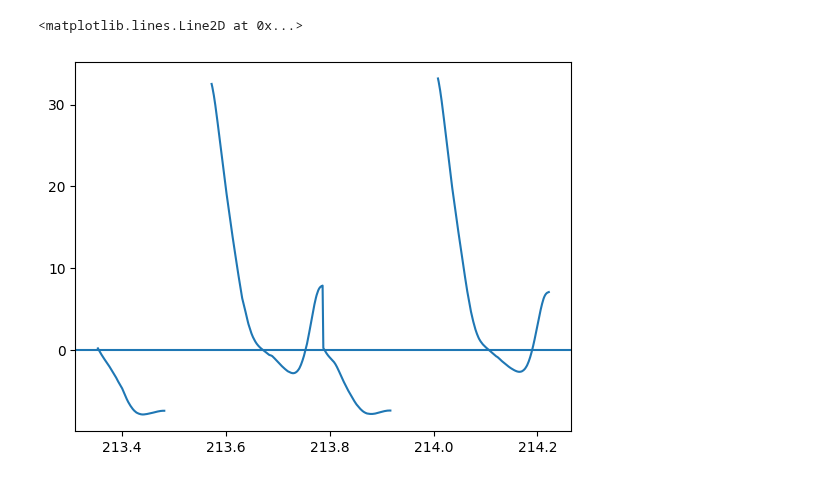
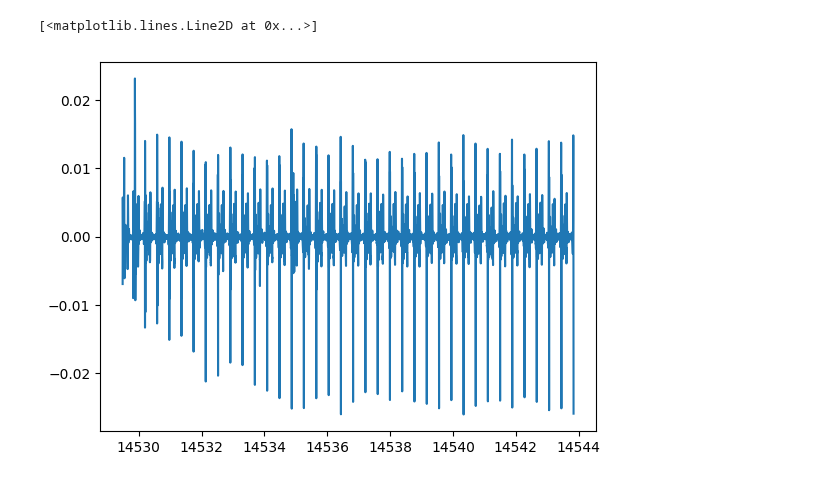
Before and after one commit to JGSuw/hsa_hopper_control, a Jupyter notebook: notebooks/aim2/collate_data.ipynb, the cells around one changed output. Cells and saved outputs as stored; diff of their text form; code cells hidden in the pictures.

```diff
--- a/notebooks/aim2/collate_data.ipynb
+++ b/notebooks/aim2/collate_data.ipynb
@@ -319,20 +339,11 @@ plt.plot(t,x_raw)
-# %%
-
-frame = (14 <= trial_df['hop_idx']) & (trial_df['hop_idx'] <= 15)
-l = trial_df.loc[frame,'l_m'].to_numpy()
-ldot = trial_df.loc[frame,'ldot'].to_numpy()
-lddot = trial_df.loc[frame,'lddot'].to_numpy()
-t = trial_df.loc[frame,'t_s'].to_numpy()
-mode = trial_df.loc[frame,'mode'].to_numpy()
-# plt.plot(t,ldot*100)
-plt.plot(t,lddot)
-# plt.plot(t,(mode)*50-75)
-# plt.plot(t,ldot)
-# plt.plot(t,(mode)-1.5)
-plt.axhline(0)
-# %% [output]
-<matplotlib.lines.Line2D at 0x...>
-[figure, removed]
+# %%
+x = trial_df['x_rad'].to_numpy()
+x_raw = trial_df['x_raw'].to_numpy()
+t = trial_df['t_s'].to_numpy()
+plt.plot(t,x-x_raw)
+# %% [output]
+[<matplotlib.lines.Line2D at 0x...>]
+[figure, added]
 # %%
 for idx in trial_df['hop_idx'].unique():
     # find maximum acceleration in stance
```
Also changed, not shown: parts of 8 cells of this notebook, 4 other files.
